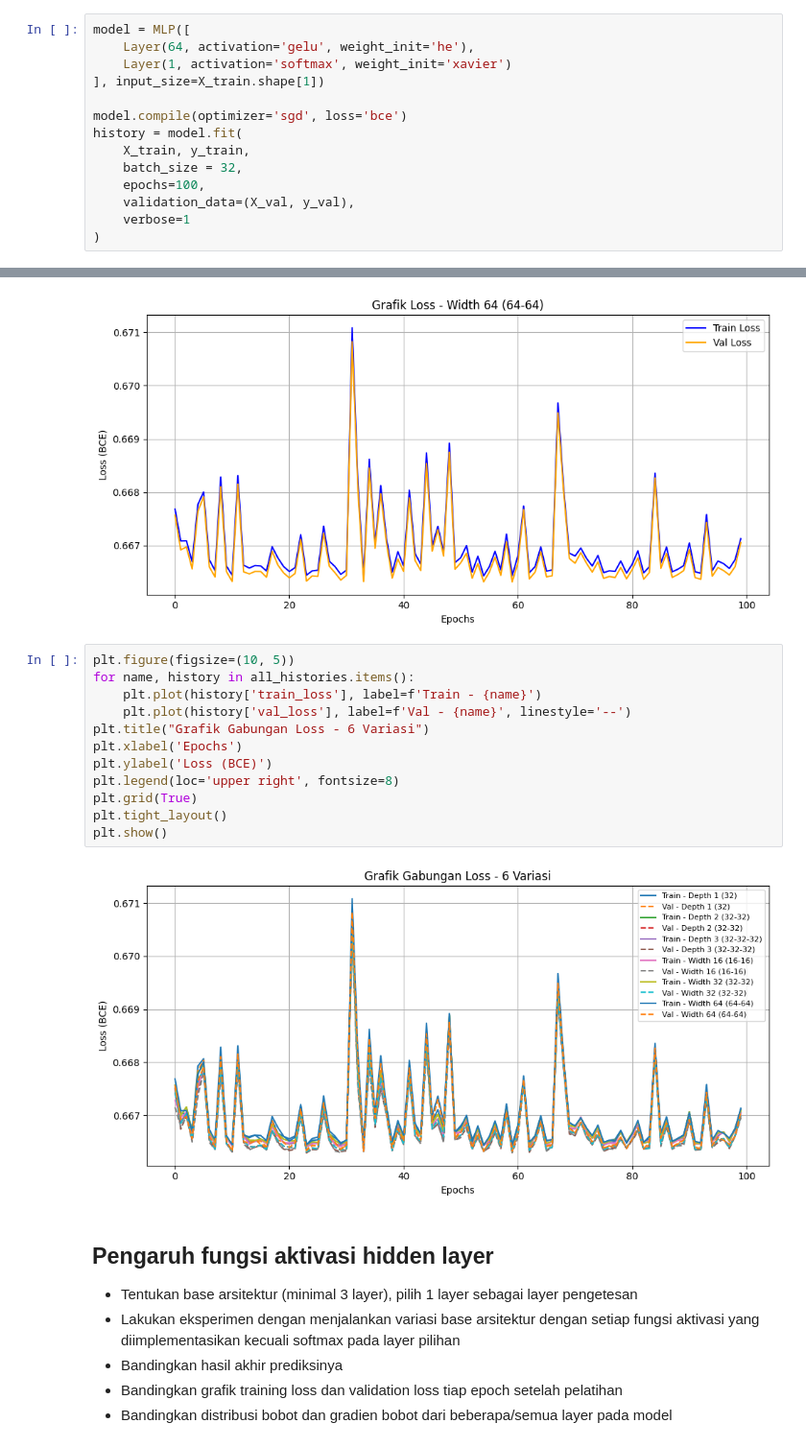
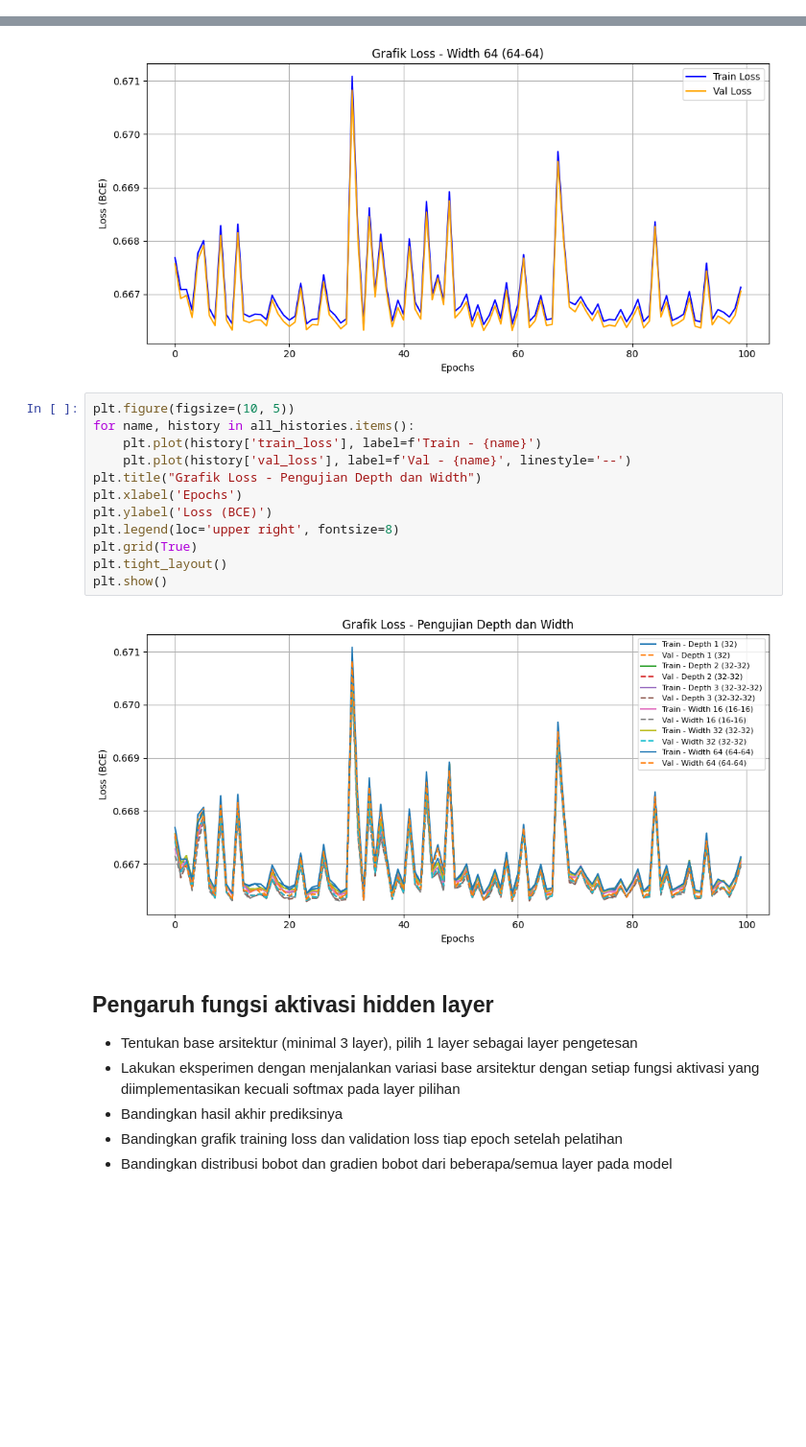
Before and after one commit to timoruslim/Tubes1_Six-seven, a Jupyter notebook: src/pengujian.ipynb, the cells around one changed output, grey strips where cells are left out. Shown at 96% size. Saved outputs shown, nothing was run; the diff lists cells and outputs as text; blank space fills up the shorter version.

```diff
--- a/src/pengujian.ipynb
+++ b/src/pengujian.ipynb
@@ -84,17 +86,3 @@ X_train, X_val, y_train, y_val = train_test_split(
-# %%
-model = MLP([
-    Layer(64, activation='gelu', weight_init='he'),
-    Layer(1, activation='softmax', weight_init='xavier')
-], input_size=X_train.shape[1])
-
-model.compile(optimizer='sgd', loss='bce')
-history = model.fit(
-    X_train, y_train,
-    batch_size = 32,
-    epochs=100,
-    validation_data=(X_val, y_val),
-    verbose=1
-)
 # %% [markdown]
 # Hyperparameter
 # %% [markdown]
@@ -161,17 +149,17 @@ for name, history in all_histories.items():
 # %%
 plt.figure(figsize=(10, 5))
 for name, history in all_histories.items():
     plt.plot(history['train_loss'], label=f'Train - {name}')
     plt.plot(history['val_loss'], label=f'Val - {name}', linestyle='--')
-plt.title("Grafik Gabungan Loss - 6 Variasi")
+plt.title("Grafik Loss - Pengujian Depth dan Width")
 plt.xlabel('Epochs')
 plt.ylabel('Loss (BCE)')
 plt.legend(loc='upper right', fontsize=8)
 plt.grid(True)
 plt.tight_layout()
 plt.show()
 # %% [output]
-[figure, old version]
+[figure, new version]
 # %% [markdown]
 ## Pengaruh fungsi aktivasi hidden layer
 - Tentukan base arsitektur (minimal 3 layer), pilih 1 layer sebagai layer pengetesan
```
Also changed, not shown: parts of 14 cells of this notebook.
